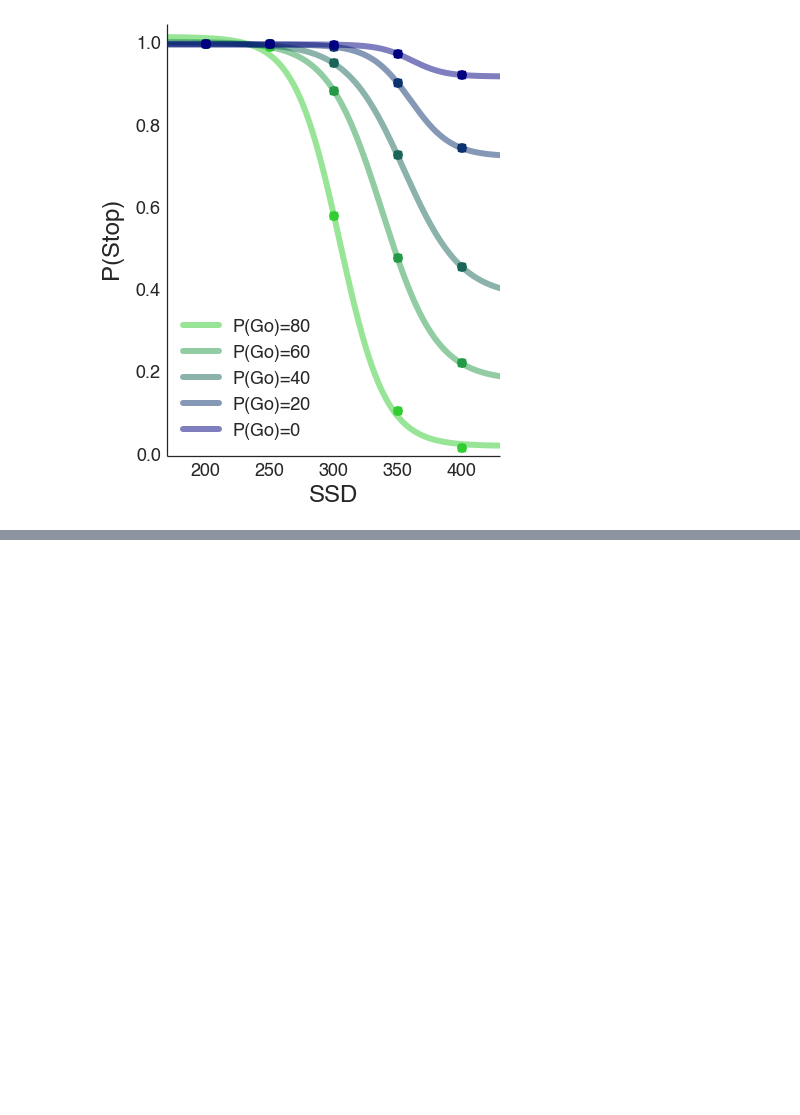
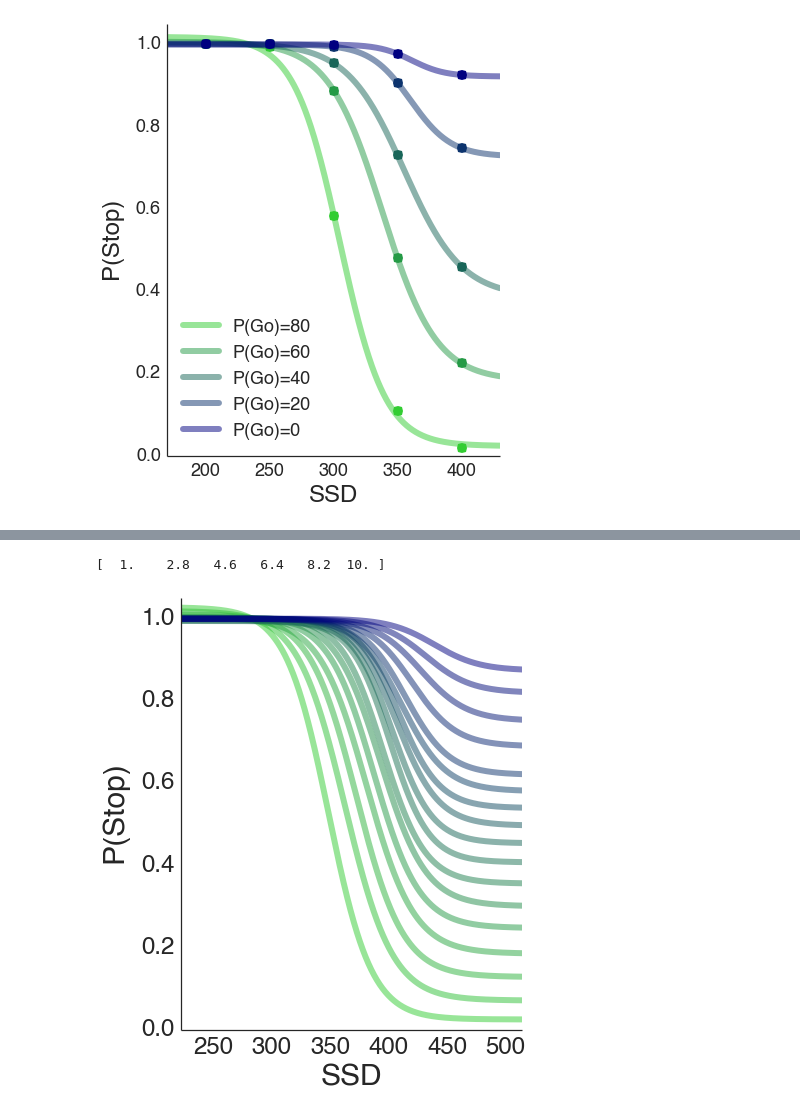
Before and after one commit to dunovank/pynb, a Jupyter notebook: RePro Factorial.ipynb, the cells around one changed output, grey strips where cells are left out. Saved outputs shown, nothing was run; the diff lists cells and outputs as text; code cells hidden in the pictures; blank space fills up the shorter version.

```diff
--- a/RePro Factorial.ipynb
+++ b/RePro Factorial.ipynb
@@ -67,0 +125,30 @@ pse=psy.scurves(ysim=plist[1:], task='ssRe', labels=['P(Go)=80', 'P(Go)=60', 'P(
+# %%
+#Probability of Inhibit on Y
+
+
+#seperate lines for each probability condition, each point is SSD
+labels=['P(Go)=80', 'P(Go)=60', 'P(Go)=40', 'P(Go)=20', 'P(Go)=0']
+psy=reload(psy)
+plist=[np.array(i, dtype='float')[::-1] for i in pro_sacc2]
+pse=psy.scurves(ysim=plist, task='ssRe')
+#plist=[np.array([ 0.01463415,  0.01570681,  0.11413043,  0.49473684,  0.98958333,  1.        ]),
+#np.array([ 0.073196,  0.0783727 ,  0.2070752,  0.68212,  0.995099,  1.        ]),
+#np.array([ 0.11211679,  0.16695187,  0.30206379,  0.79159049,  0.99570899,  1.        ]),
+#np.array([ 0.195107597,  0.1895267,  0.41762829,  0.8522467 ,  0.98963201,  1.        ]),
+#np.array([ 0.255107597,  0.2695267,  0.50762829,  0.9022467 ,  0.997863201,  1.        ]),
+#np.array([ 0.30251082,  0.336711,  0.58915284,  0.93318729,  0.9975028,  1.        ]),
+#np.array([ 0.3551082,  0.38711,  0.63515284,  0.95518729,  0.9999995028,  1.        ]),
+#np.array([ 0.41951082,  0.42326711,  0.71515284,  0.95318729,  0.9979028,  1.        ]),
+#np.array([ 0.46214353,  0.47752809,  0.75545024,  0.96075472,  .998        ,  1.        ]),
+#np.array([ 0.499214353,  0.53752809,  0.79545024,  0.979075472,  .999        ,  1.        ]),
+#np.array([ 0.54214353,  0.57752809,  0.82545024,  0.981075472,  .999        ,  1.        ]),
+#np.array([ 0.58374214,  0.62770915,  0.85028022,  0.9844338,  1.0        ,  1.        ]),
+#np.array([ 0.62374214,  0.66770915,  0.88028022,  0.98644338,  1.0        ,  1.        ]),
+#np.array([ 0.69374214,  0.740915,  0.92028022,  0.98744338,  1.0        ,  1.        ]),
+#np.array([ 0.75702422,  0.8096245,  0.94965949,  0.989579 ,  1.0        ,  1.        ]),
+#np.array([ 0.8242105,  0.86897404,  0.9698257,  0.99188474,  1.0       ,  1.        ]),
+#np.array([ 0.87842105,  0.91897404,  0.98488257,  0.99688474,  1.0       ,  1.        ])]
+#pse=psy.scurves(ysim=plist, task='ssRe')
+# %% [output]
+[  1.    2.8   4.6   6.4   8.2  10. ]
+[figure, added]
```
Also changed, not shown: parts of 7 cells of this notebook, 4 other files.
